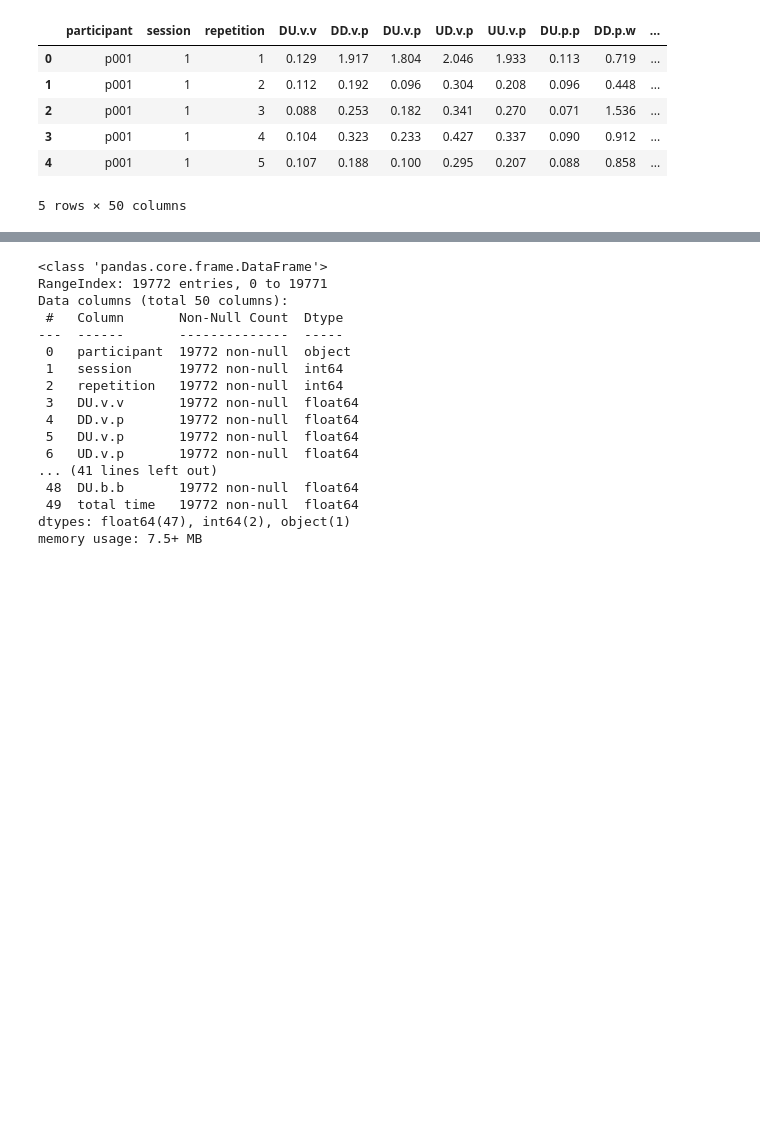
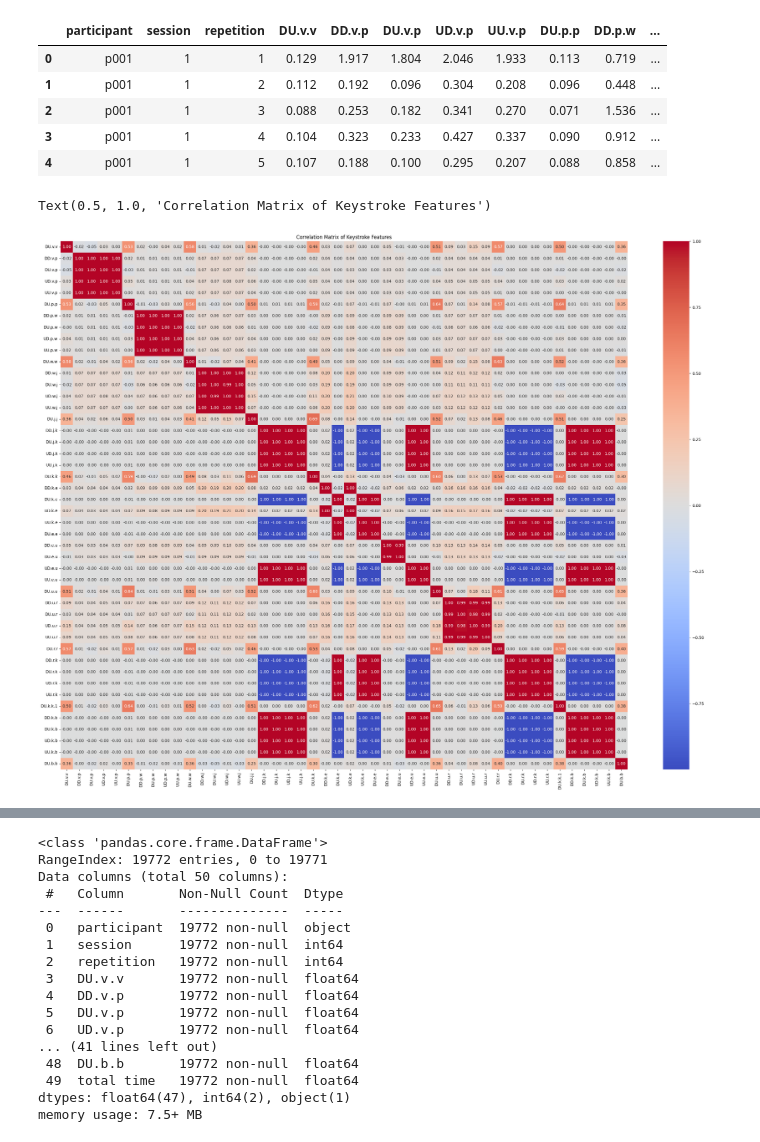
Before and after one commit to codingsanji/FlowKeys, a Jupyter notebook: notebooks/02_edaFIXED.ipynb, the cells around one changed output, grey strips where cells are left out. Cells and saved outputs as stored; diff of their text form; code cells hidden in the pictures; blank space fills up the shorter version.

```diff
--- a/notebooks/02_edaFIXED.ipynb
+++ b/notebooks/02_edaFIXED.ipynb
@@ -5,4 +7,5 @@ import seaborn as sns
 # %%
+pd.set_option('display.max_columns', None)
 df = pd.read_csv("../data/keystrokes/raw/fixed-text.csv")
 df.head()
 # %% [output]
@@ -12,4 +15,13 @@ df.head()
 | 2 | p001 | 1 | 3 | 0.088 | 0.253 | 0.182 | 0.341 | 0.270 | 0.071 | 1.536 | ... |
 | 3 | p001 | 1 | 4 | 0.104 | 0.323 | 0.233 | 0.427 | 0.337 | 0.090 | 0.912 | ... |
 | 4 | p001 | 1 | 5 | 0.107 | 0.188 | 0.100 | 0.295 | 0.207 | 0.088 | 0.858 | ... |
-5 rows × 50 columns
+# %%
+df_c = df.drop(columns=['participant', 'session', 'repetition', 'total time'], axis=1)
+corr = df_c.corr()
+
+plt.figure(figsize=(32, 24))
+sns.heatmap(corr, annot=True, fmt=".2f", cmap='coolwarm')
+plt.title("Correlation Matrix of Keystroke Features")
+# %% [output]
+Text(0.5, 1.0, 'Correlation Matrix of Keystroke Features')
+[figure, added]
```
Also changed, not shown: parts of 8 cells of this notebook, 17 other files.
